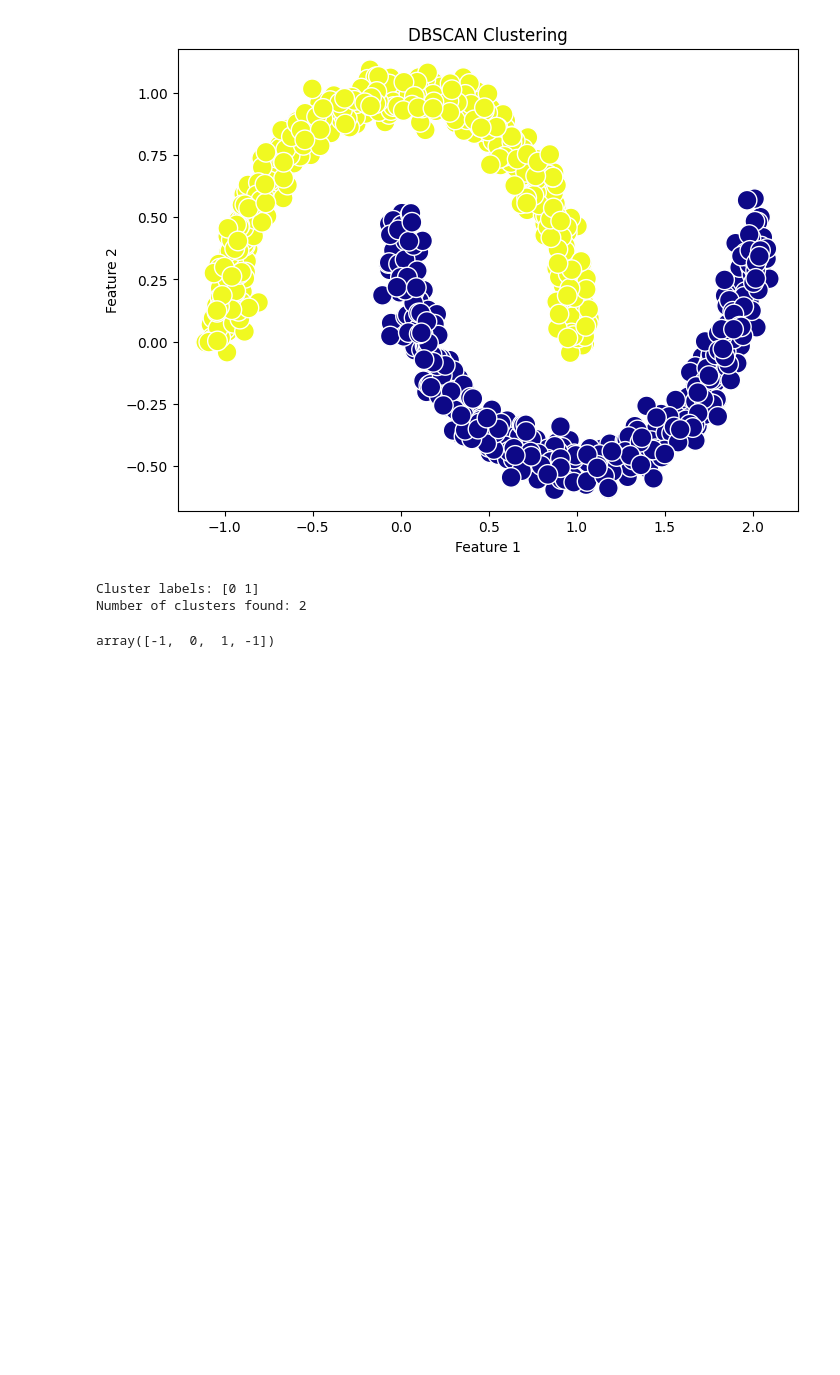
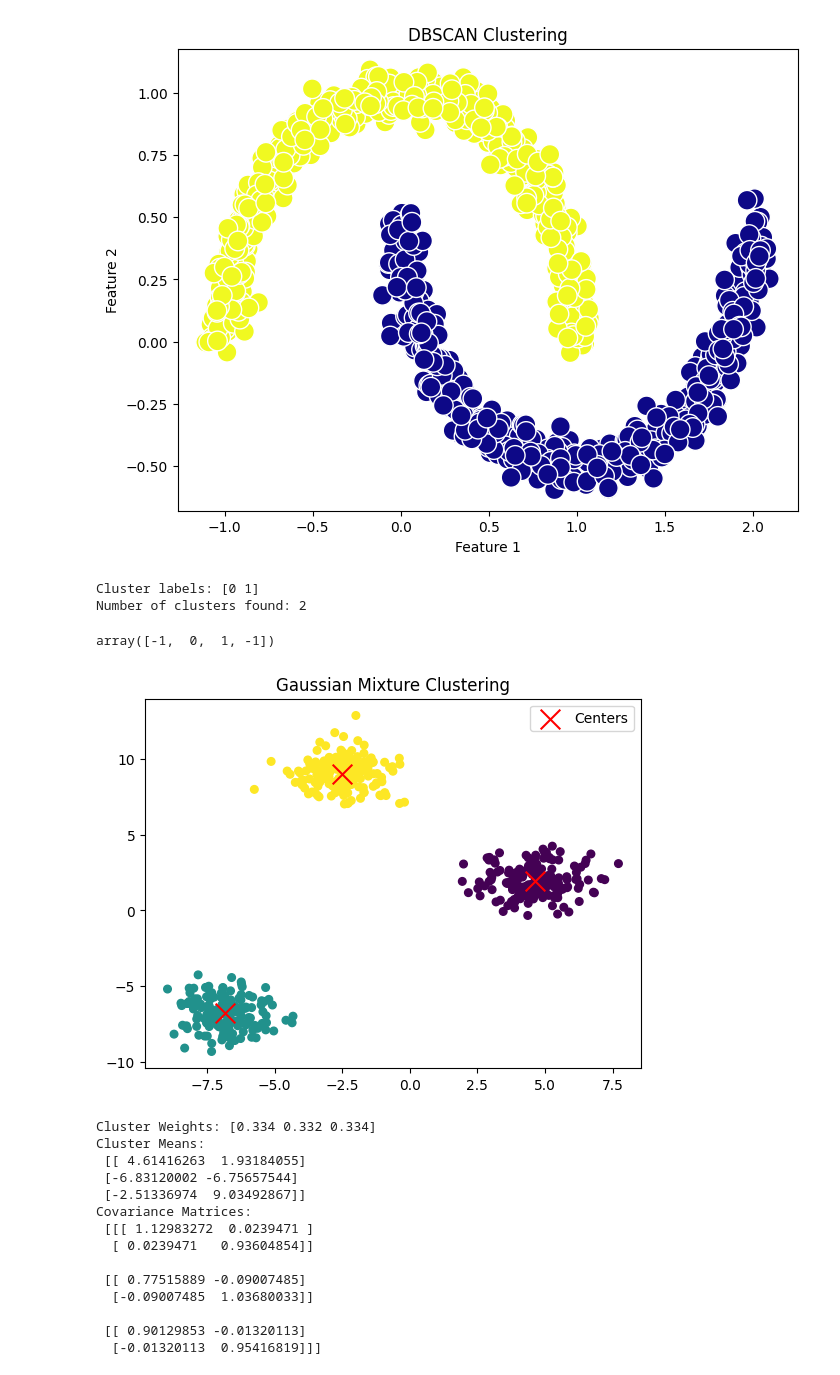
Before and after one commit to guneetnagia/LearnML, a Jupyter notebook: clustering.ipynb, the cells around one changed output. Saved outputs shown, nothing was run; the diff lists cells and outputs as text; code cells hidden in the pictures; blank space fills up the shorter version.

```diff
--- a/clustering.ipynb
+++ b/clustering.ipynb
@@ -112,3 +112,48 @@ y_pred[y_dist > 0.2] = -1
 y_pred.ravel()
 # %% [output]
 array([-1,  0,  1, -1])
+# %%
+## Gaussian mixture model
+
+import numpy as np
+import matplotlib.pyplot as plt
+from sklearn.mixture import GaussianMixture
+
+# Fit Gaussian Mixture Model
+gm = GaussianMixture(n_components=3, n_init=10)
+gm.fit(X)
+
+
+# Predict cluster membership probabilities
+probs = gm.predict_proba(X)
+
+# Predict hard labels
+labels = gm.predict(X)
+
+# Plot clusters with ellipses
+plt.scatter(X[:, 0], X[:, 1], c=labels, s=30, cmap='viridis')
+plt.scatter(gm.means_[:, 0], gm.means_[:, 1], c='red', marker='x', s=200, label='Centers')
+plt.title("Gaussian Mixture Clustering")
+plt.legend()
+plt.show()
+
+# Print learned parameters
+print("Cluster Weights:", gm.weights_)
+print("Cluster Means:\n", gm.means_)
+print("Covariance Matrices:\n", gm.covariances_)
+# %% [output]
+[figure, added]
+Cluster Weights: [0.334 0.332 0.334]
+Cluster Means:
+ [[ 4.61416263  1.93184055]
+ [-6.83120002 -6.75657544]
+ [-2.51336974  9.03492867]]
+Covariance Matrices:
+ [[[ 1.12983272  0.0239471 ]
+  [ 0.0239471   0.93604854]]
+
+ [[ 0.77515889 -0.09007485]
+  [-0.09007485  1.03680033]]
+
+ [[ 0.90129853 -0.01320113]
+  [-0.01320113  0.95416819]]]
```
